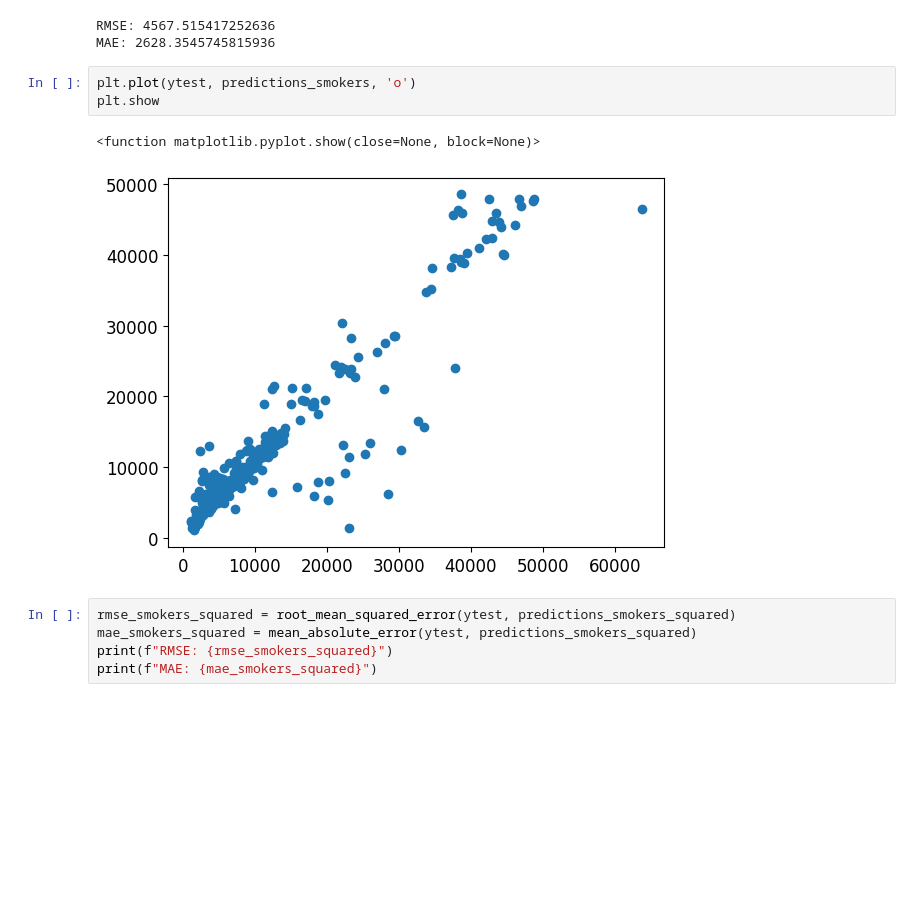
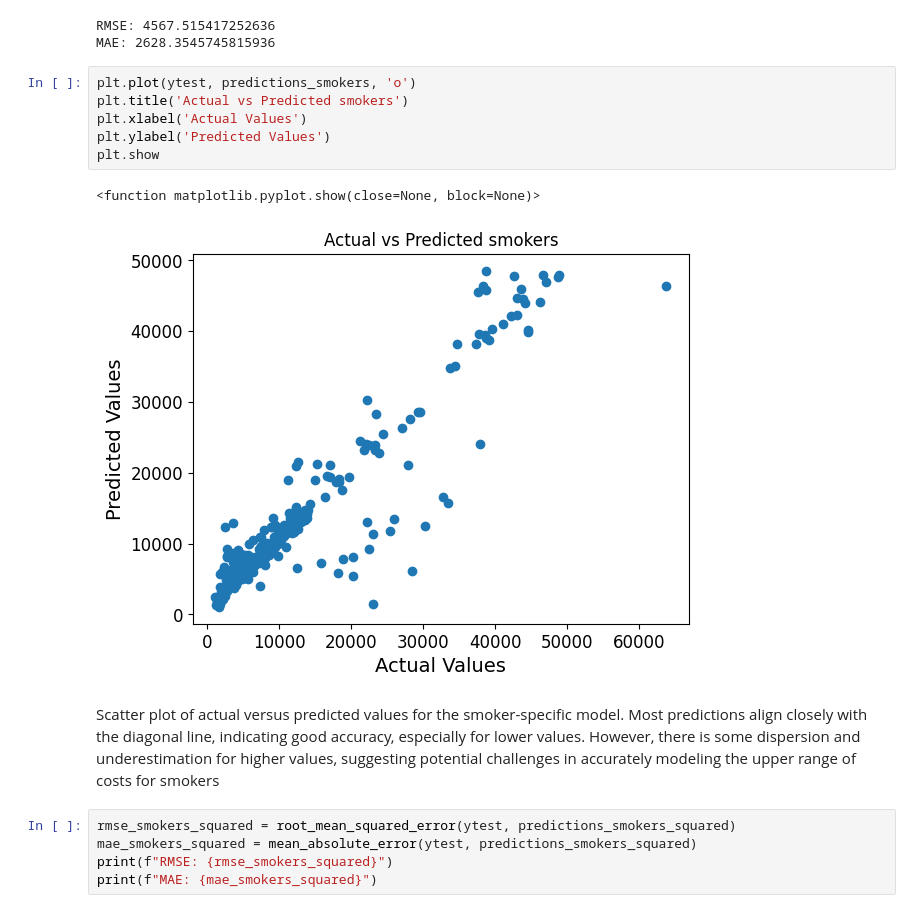
Before and after one commit to Ahsanfyfy/Project-Group-3, a Jupyter notebook: predictions.ipynb, the cells around one changed output. Cells and saved outputs as stored; diff of their text form; blank space fills up the shorter version.

```diff
--- a/predictions.ipynb
+++ b/predictions.ipynb
@@ -75,10 +106,15 @@ RMSE: 4567.515417252636
 MAE: 2628.3545745815936
 # %%
 plt.plot(ytest, predictions_smokers, 'o')
+plt.title('Actual vs Predicted smokers')
+plt.xlabel('Actual Values')
+plt.ylabel('Predicted Values')
 plt.show
 # %% [output]
 <function matplotlib.pyplot.show(close=None, block=None)>
-[figure, old version]
+[figure, new version]
+# %% [markdown]
+Scatter plot of actual versus predicted values for the smoker-specific model. Most predictions align closely with the diagonal line, indicating good accuracy, especially for lower values. However, there is some dispersion and underestimation for higher values, suggesting potential challenges in accurately modeling the upper range of costs for smokers
 # %%
 rmse_smokers_squared = root_mean_squared_error(ytest, predictions_smokers_squared)
 mae_smokers_squared = mean_absolute_error(ytest, predictions_smokers_squared)
```
Also changed, not shown: parts of 17 cells of this notebook.
